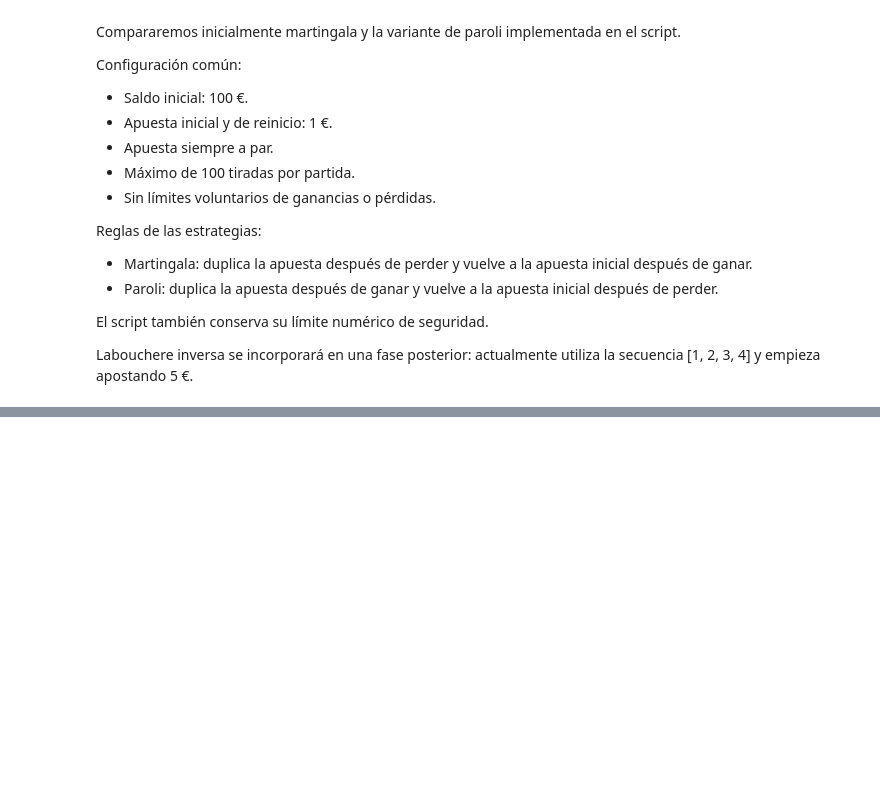
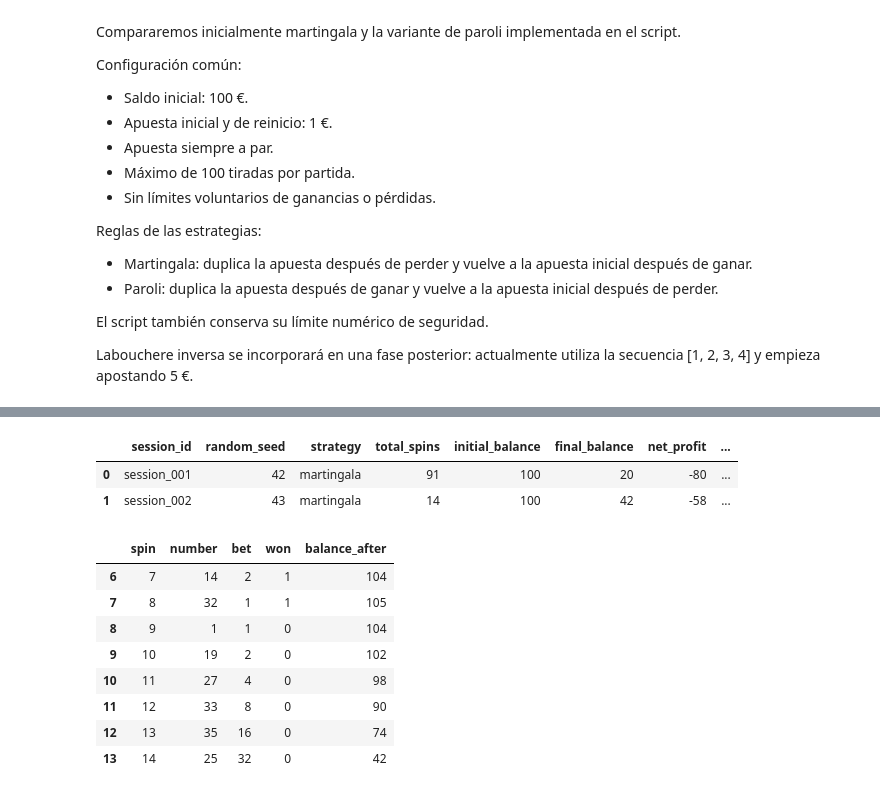
Before and after one commit to Vanest7/bash-scripting, a Jupyter notebook: 02_reproducible_experiments.ipynb, the cells around one changed output, grey strips where cells are left out. Saved outputs shown, nothing was run; the diff lists cells and outputs as text; code cells hidden in the pictures; blank space fills up the shorter version.

```diff
--- a/02_reproducible_experiments.ipynb
+++ b/02_reproducible_experiments.ipynb
@@ -62,0 +135,32 @@ strategies = ["martingala", "paroli"]
+# %%
+second_results = pd.read_csv(
+    "session_002.csv",
+    dtype={"session_id": "string"},
+)
+
+second_summary = summarize_session(second_results)
+
+session_summaries = pd.DataFrame([
+    session_summary,
+    second_summary,
+])
+
+session_summaries
+# %% [output]
+|  | session_id | random_seed | strategy | total_spins | initial_balance | final_balance | net_profit | ... |
+| 0 | session_001 | 42 | martingala | 91 | 100 | 20 | -80 | ... |
+| 1 | session_002 | 43 | martingala | 14 | 100 | 42 | -58 | ... |
+# %%
+second_results[
+    ["spin", "number", "bet", "won", "balance_after"]
+].tail(8)
+# %% [output]
+|  | spin | number | bet | won | balance_after |
+| 6 | 7 | 14 | 2 | 1 | 104 |
+| 7 | 8 | 32 | 1 | 1 | 105 |
+| 8 | 9 | 1 | 1 | 0 | 104 |
+| 9 | 10 | 19 | 2 | 0 | 102 |
+| 10 | 11 | 27 | 4 | 0 | 98 |
+| 11 | 12 | 33 | 8 | 0 | 90 |
+| 12 | 13 | 35 | 16 | 0 | 74 |
+| 13 | 14 | 25 | 32 | 0 | 42 |
```
Also changed, not shown: parts of 21 cells of this notebook, 23 other files.
